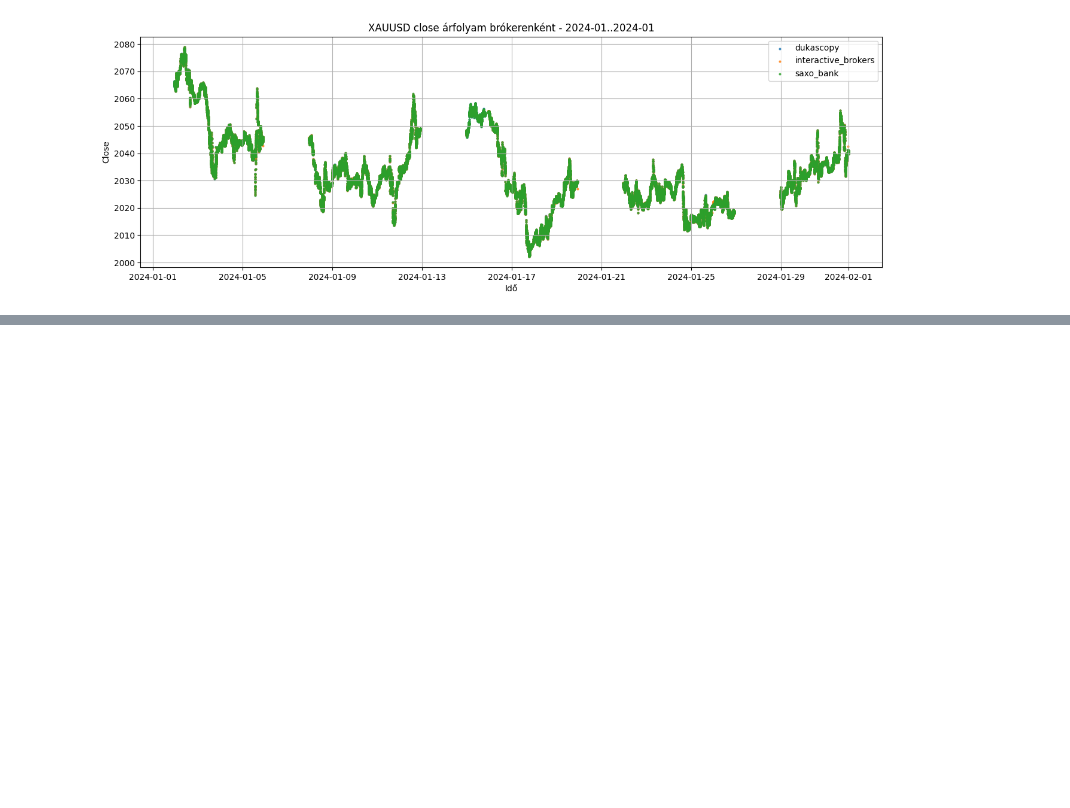
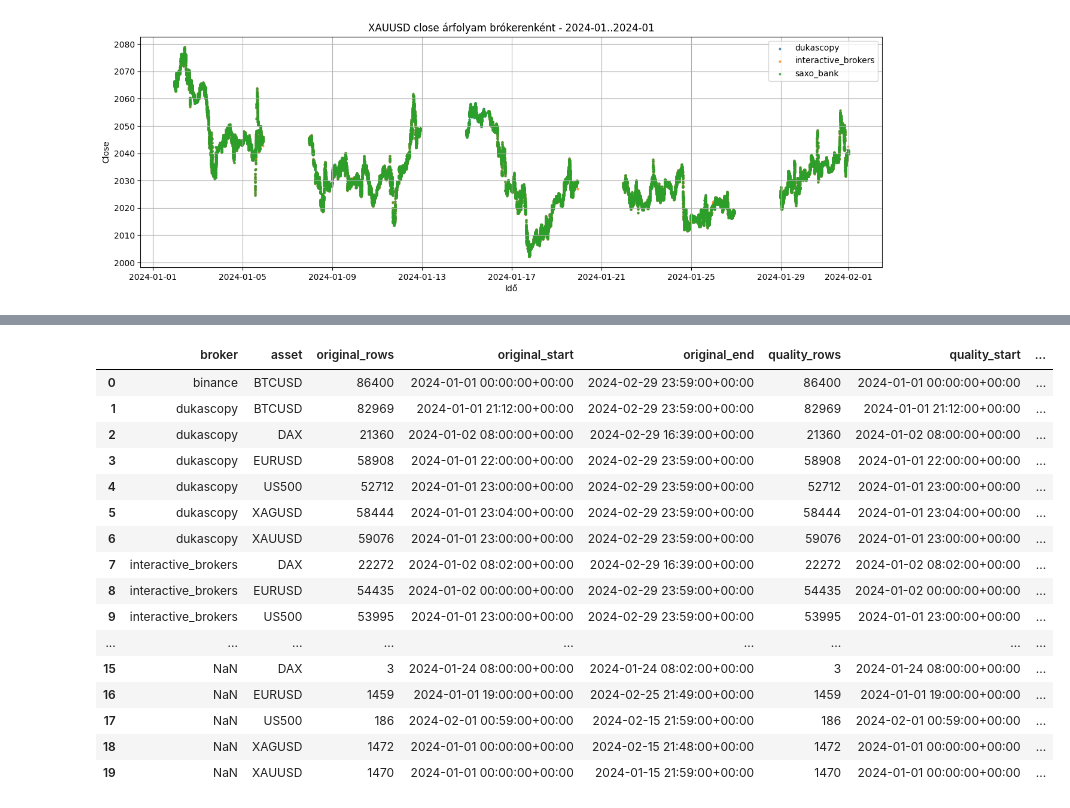
Before and after one commit to tamaskristok/on_lab_v2, a Jupyter notebook: labor.ipynb, the cells around one changed output, grey strips where cells are left out. Drawn from its saved outputs; the diff is of its cells as text; code cells hidden in the pictures; blank space fills up the shorter version.

```diff
--- a/labor.ipynb
+++ b/labor.ipynb
@@ -4752,0 +4852,50 @@ fig.show()
+# %%
+before_df = (
+    quality_base_df
+    .groupby(["broker", "asset"], dropna=False)
+    .agg(
+        original_rows=("timestamp", "count"),
+        original_start=("timestamp", "min"),
+        original_end=("timestamp", "max"),
+    )
+    .reset_index()
+)
+
+after_df = (
+    quality_df
+    .groupby(["broker", "asset"], dropna=False)
+    .agg(
+        quality_rows=("timestamp", "count"),
+        quality_start=("timestamp", "min"),
+        quality_end=("timestamp", "max"),
+    )
+    .reset_index()
+)
+
+check_df = before_df.merge(
+    after_df,
+    on=["broker", "asset"],
+    how="outer",
+)
+
+check_df["row_diff"] = check_df["quality_rows"] - check_df["original_rows"]
+
+check_df
+# %% [output]
+|  | broker | asset | original_rows | original_start | original_end | quality_rows | quality_start | ... |
+| 0 | binance | BTCUSD | 86400 | 2024-01-01 00:00:00+00:00 | 2024-02-29 23:59:00+00:00 | 86400 | 2024-01-01 00:00:00+00:00 | ... |
+| 1 | dukascopy | BTCUSD | 82969 | 2024-01-01 21:12:00+00:00 | 2024-02-29 23:59:00+00:00 | 82969 | 2024-01-01 21:12:00+00:00 | ... |
+| 2 | dukascopy | DAX | 21360 | 2024-01-02 08:00:00+00:00 | 2024-02-29 16:39:00+00:00 | 21360 | 2024-01-02 08:00:00+00:00 | ... |
+| 3 | dukascopy | EURUSD | 58908 | 2024-01-01 22:00:00+00:00 | 2024-02-29 23:59:00+00:00 | 58908 | 2024-01-01 22:00:00+00:00 | ... |
+| 4 | dukascopy | US500 | 52712 | 2024-01-01 23:00:00+00:00 | 2024-02-29 23:59:00+00:00 | 52712 | 2024-01-01 23:00:00+00:00 | ... |
+| 5 | dukascopy | XAGUSD | 58444 | 2024-01-01 23:04:00+00:00 | 2024-02-29 23:59:00+00:00 | 58444 | 2024-01-01 23:04:00+00:00 | ... |
+| 6 | dukascopy | XAUUSD | 59076 | 2024-01-01 23:00:00+00:00 | 2024-02-29 23:59:00+00:00 | 59076 | 2024-01-01 23:00:00+00:00 | ... |
+| 7 | interactive_brokers | DAX | 22272 | 2024-01-02 08:02:00+00:00 | 2024-02-29 16:39:00+00:00 | 22272 | 2024-01-02 08:02:00+00:00 | ... |
+| 8 | interactive_brokers | EURUSD | 54435 | 2024-01-02 00:00:00+00:00 | 2024-02-29 23:59:00+00:00 | 54435 | 2024-01-02 00:00:00+00:00 | ... |
+| 9 | interactive_brokers | US500 | 53995 | 2024-01-01 23:00:00+00:00 | 2024-02-29 23:59:00+00:00 | 53995 | 2024-01-01 23:00:00+00:00 | ... |
+| ... | ... | ... | ... | ... | ... | ... | ... | ... |
+| 15 | NaN | DAX | 3 | 2024-01-24 08:00:00+00:00 | 2024-01-24 08:02:00+00:00 | 3 | 2024-01-24 08:00:00+00:00 | ... |
+| 16 | NaN | EURUSD | 1459 | 2024-01-01 19:00:00+00:00 | 2024-02-25 21:49:00+00:00 | 1459 | 2024-01-01 19:00:00+00:00 | ... |
+| 17 | NaN | US500 | 186 | 2024-02-01 00:59:00+00:00 | 2024-02-15 21:59:00+00:00 | 186 | 2024-02-01 00:59:00+00:00 | ... |
+| 18 | NaN | XAGUSD | 1472 | 2024-01-01 00:00:00+00:00 | 2024-02-15 21:48:00+00:00 | 1472 | 2024-01-01 00:00:00+00:00 | ... |
+| 19 | NaN | XAUUSD | 1470 | 2024-01-01 00:00:00+00:00 | 2024-01-15 21:59:00+00:00 | 1470 | 2024-01-01 00:00:00+00:00 | ... |
```
Also changed, not shown: parts of 6 cells of this notebook, 7 other files.
